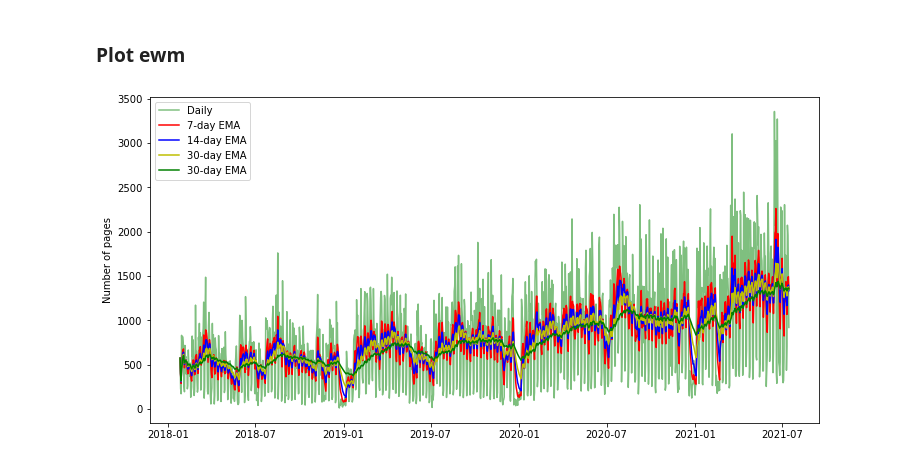
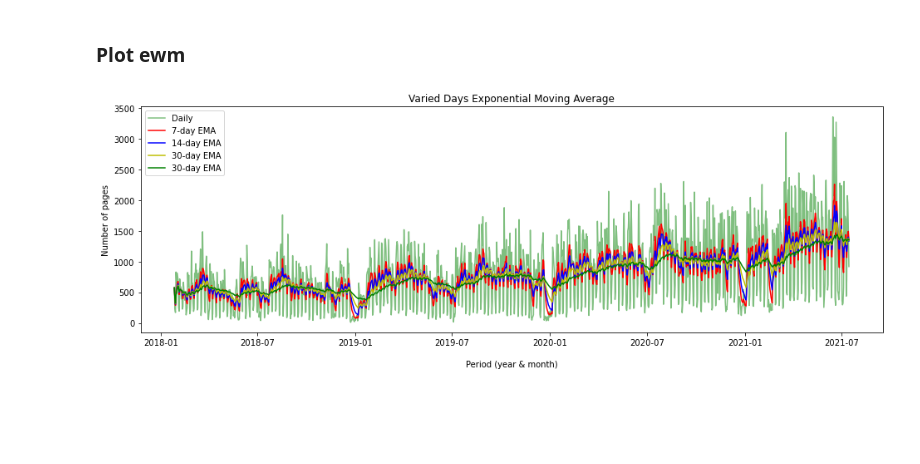
Before and after one commit to stephenkipkurui/anomaly-detection-excercises, a Jupyter notebook: time_series_anomaly_detection.ipynb, the cells around one changed output. Saved outputs shown, nothing was run; the diff lists cells and outputs as text; code cells hidden in the pictures; blank space fills up the shorter version.

```diff
--- a/time_series_anomaly_detection.ipynb
+++ b/time_series_anomaly_detection.ipynb
@@ -142,18 +142,20 @@ Freq: D, Name: page, dtype: float64
 # %% [markdown]
 ### Plot ewm
 # %%
-fig, ax = plt.subplots(figsize=(12,6))
+fig, ax = plt.subplots(figsize=(16,5))
 
 ax.plot(pages.index, pages, label='Daily', alpha=.5)
 
 ax.plot(pages.index, ema_7d, label = '7-day EMA')
 ax.plot(pages.index, ema_14d, label = '14-day EMA')
 ax.plot(pages.index, ema_30d, label = '30-day EMA')
 ax.plot(pages.index, ema_90d, label = '30-day EMA')
 
 ax.legend(loc='best')
 ax.set_ylabel('Number of pages')
+ax.set_xlabel('\nPeriod (year & month)')
+ax.set_title('Varied Days Exponential Moving Average')
 
 plt.show()
 # %% [output]
-[figure, old version]
+[figure, new version]
```
Also changed, not shown: parts of 18 cells of this notebook.
